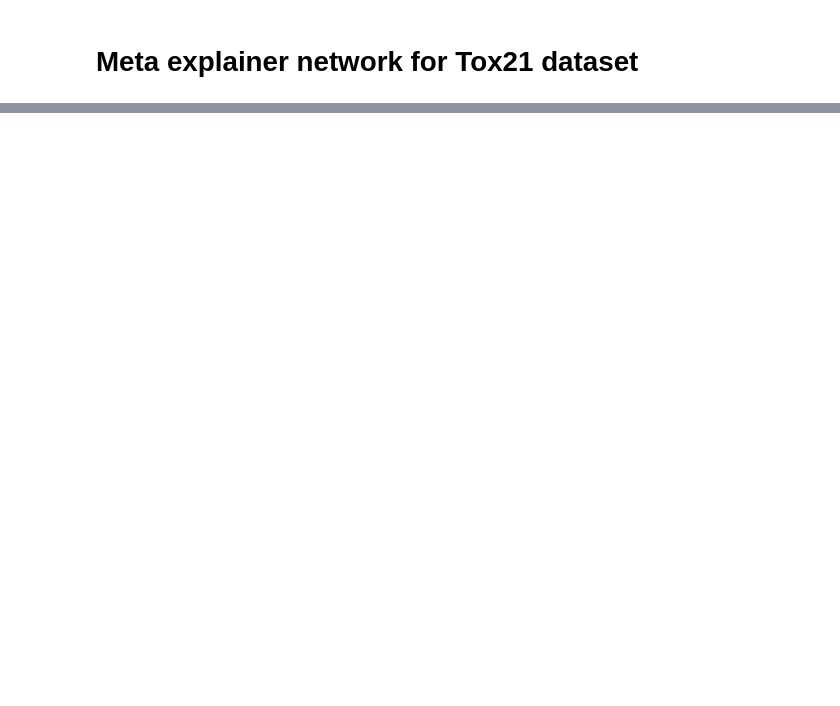
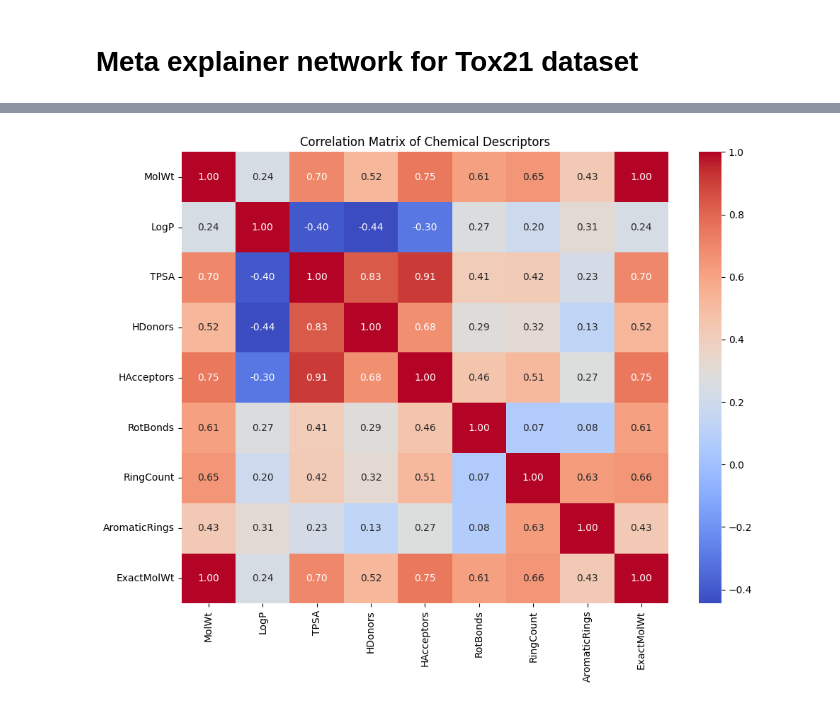
Before and after one commit to Amir-Tav/Token-to-Atom-Cross-Attention-for-Molecular-Toxicity, a Jupyter notebook: tox21.ipynb, the cells around one changed output, grey strips where cells are left out. Saved outputs shown, nothing was run; the diff lists cells and outputs as text; code cells hidden in the pictures; blank space fills up the shorter version.

```diff
--- a/tox21.ipynb
+++ b/tox21.ipynb
@@ -163,0 +108,14 @@ AttributeError: _ARRAY_API not found
+# %%
+## Correlation between Descriptors
+import seaborn as sns
+
+desc_cols = ['MolWt', 'LogP', 'TPSA', 'HDonors', 'HAcceptors',
+             'RotBonds', 'RingCount', 'AromaticRings', 'ExactMolWt']
+
+plt.figure(figsize=(10, 8))
+sns.heatmap(df_enriched[desc_cols].corr(), annot=True, cmap="coolwarm", fmt=".2f")
+plt.title("Correlation Matrix of Chemical Descriptors")
+plt.tight_layout()
+plt.show()
+# %% [output]
+[figure, added]
```
Also changed, not shown: parts of 28 cells of this notebook, 20 other files.
